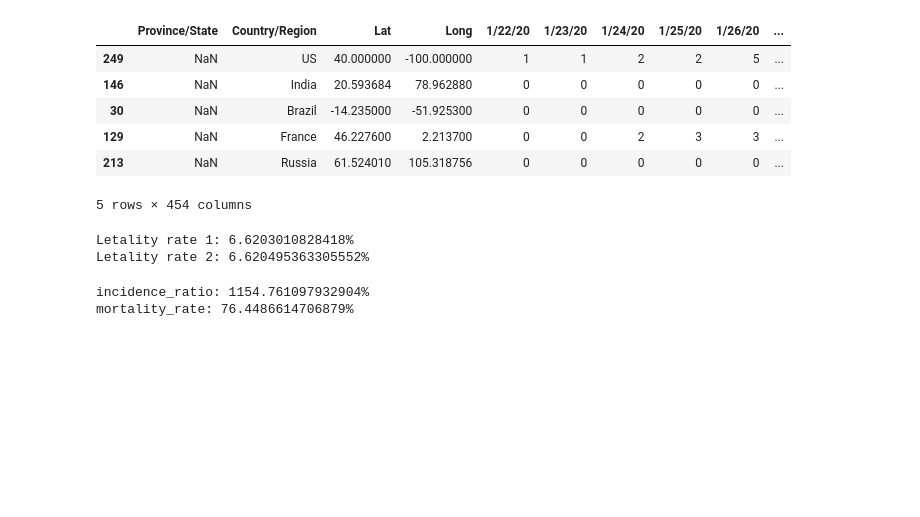
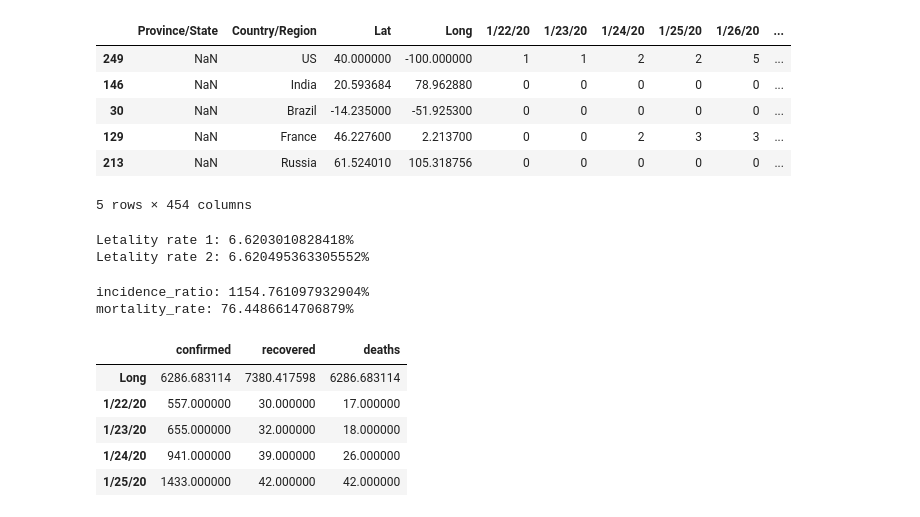
Before and after one commit to caiobarretta/Alura, a Jupyter notebook: Data Science/Data Science/Data Science análises para saúde e medicina/Curso Data Science e Saúde.ipynb, the cells around one changed output. Cells and saved outputs as stored; diff of their text form; code cells hidden in the pictures; blank space fills up the shorter version.

```diff
--- a/Data Science/Data Science/Data Science análises para saúde e medicina/Curso Data Science e Saúde.ipynb
+++ b/Data Science/Data Science/Data Science análises para saúde e medicina/Curso Data Science e Saúde.ipynb
@@ -804,3 +804,14 @@ print(f"mortality_rate: {mortality_rate}%")
 # %% [output]
 incidence_ratio: 1154.761097932904%
 mortality_rate: 76.4486614706879%
+# %%
+grouped_per_day = pd.DataFrame([confirmed.sum()[2:-1],recovered.sum()[2:],deaths.sum()[2:]],
+            index=["confirmed", "recovered", "deaths"]).T
+grouped_per_day.head(5)
+# %% [output]
+|  | confirmed | recovered | deaths |
+| Long | 6286.683114 | 7380.417598 | 6286.683114 |
+| 1/22/20 | 557.000000 | 30.000000 | 17.000000 |
+| 1/23/20 | 655.000000 | 32.000000 | 18.000000 |
+| 1/24/20 | 941.000000 | 39.000000 | 26.000000 |
+| 1/25/20 | 1433.000000 | 42.000000 | 42.000000 |
```
Also changed, not shown: parts of 7 cells of this notebook.
